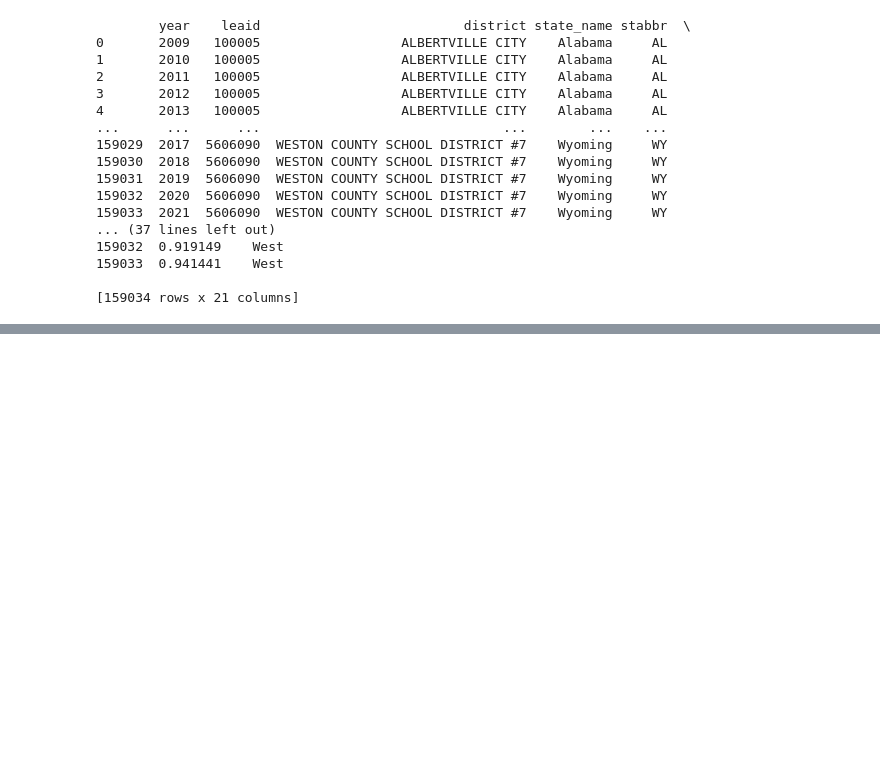
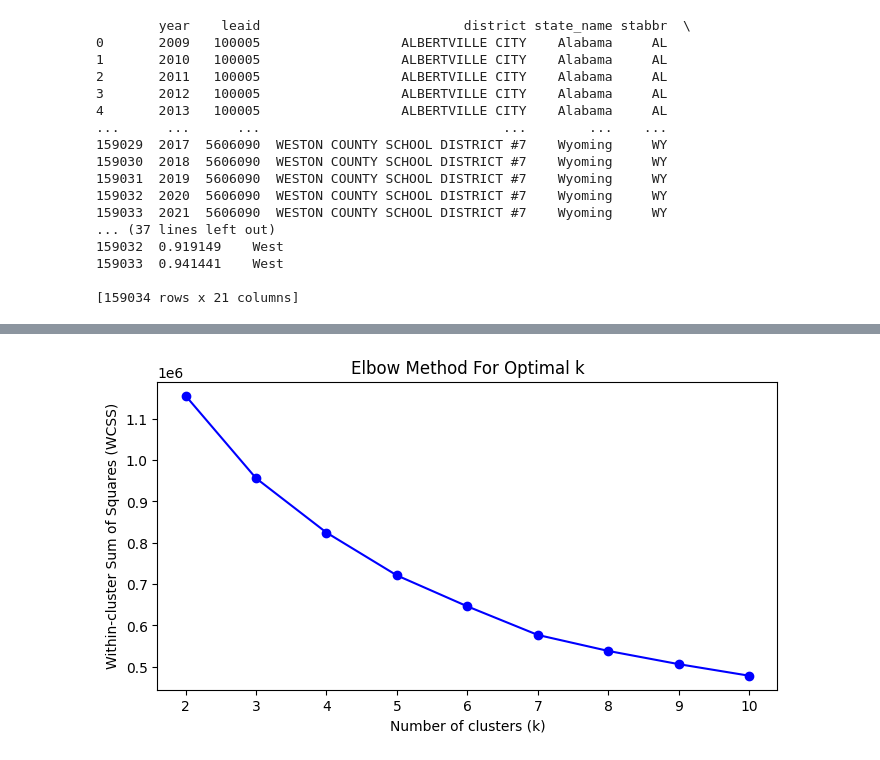
Before and after one commit to mwhiteaz/SchoolFunding, a Jupyter notebook: schoolfundingeda-10-10.ipynb, the cells around one changed output, grey strips where cells are left out. Drawn from its saved outputs; the diff is of its cells as text; code cells hidden in the pictures; blank space fills up the shorter version.

```diff
--- a/schoolfundingeda-10-10.ipynb
+++ b/schoolfundingeda-10-10.ipynb
@@ -810,0 +658,51 @@ West       27355 -2101.57  -812.0 -83985  122599  7366.98
+# %%
+features = ['fundinggap', 'pov', 'iep', 'ell', 'amind', 'hisp','asian', 'black', 'hisp', 'white']
+X = df[features]
+
+original_index = X.index
+
+# Standardize features (important for K-means)
+scaler = StandardScaler()
+X_scaled = scaler.fit_transform(X)
+
+# Elbow Method: calculate Within-Cluster Sum of Squares (WCSS) for different k
+wcss = []
+K_range = range(2, 11)  # usually start from 2 clusters
+for k in K_range:
+    kmeans = KMeans(n_clusters=k, random_state=42)
+    kmeans.fit(X_scaled)
+    wcss.append(kmeans.inertia_)
+
+# Plot Elbow Curve
+plt.figure(figsize=(8,4))
+plt.plot(K_range, wcss, 'bo-')
+plt.xlabel('Number of clusters (k)')
+plt.ylabel('Within-cluster Sum of Squares (WCSS)')
+plt.title('Elbow Method For Optimal k')
+plt.show()
+
+# Silhouette Scores for different k
+sil_scores = []
+for k in K_range:
+    kmeans = KMeans(n_clusters=k, random_state=42)
+    labels = kmeans.fit_predict(X_scaled)
+    score = silhouette_score(X_scaled, labels)
+    sil_scores.append(score)
+
+# Plot Silhouette Scores
+plt.figure(figsize=(8,4))
+plt.plot(K_range, sil_scores, 'go-')
+plt.xlabel('Number of clusters (k)')
+plt.ylabel('Silhouette Score')
+plt.title('Silhouette Scores For Different k')
+plt.show()
+
+# Based on these plots, pick an optimal k (e.g., k=3)
+optimal_k = 3
+kmeans = KMeans(n_clusters=optimal_k, random_state=42)
+df['cluster'] = kmeans.fit_predict(X_scaled)
+
+# Now df has an additional column with cluster assignments
+print(df[['funding_gap'] + features + ['cluster']].head())
+# %% [output]
+[figure, added]
```
Also changed, not shown: parts of 31 cells of this notebook.
